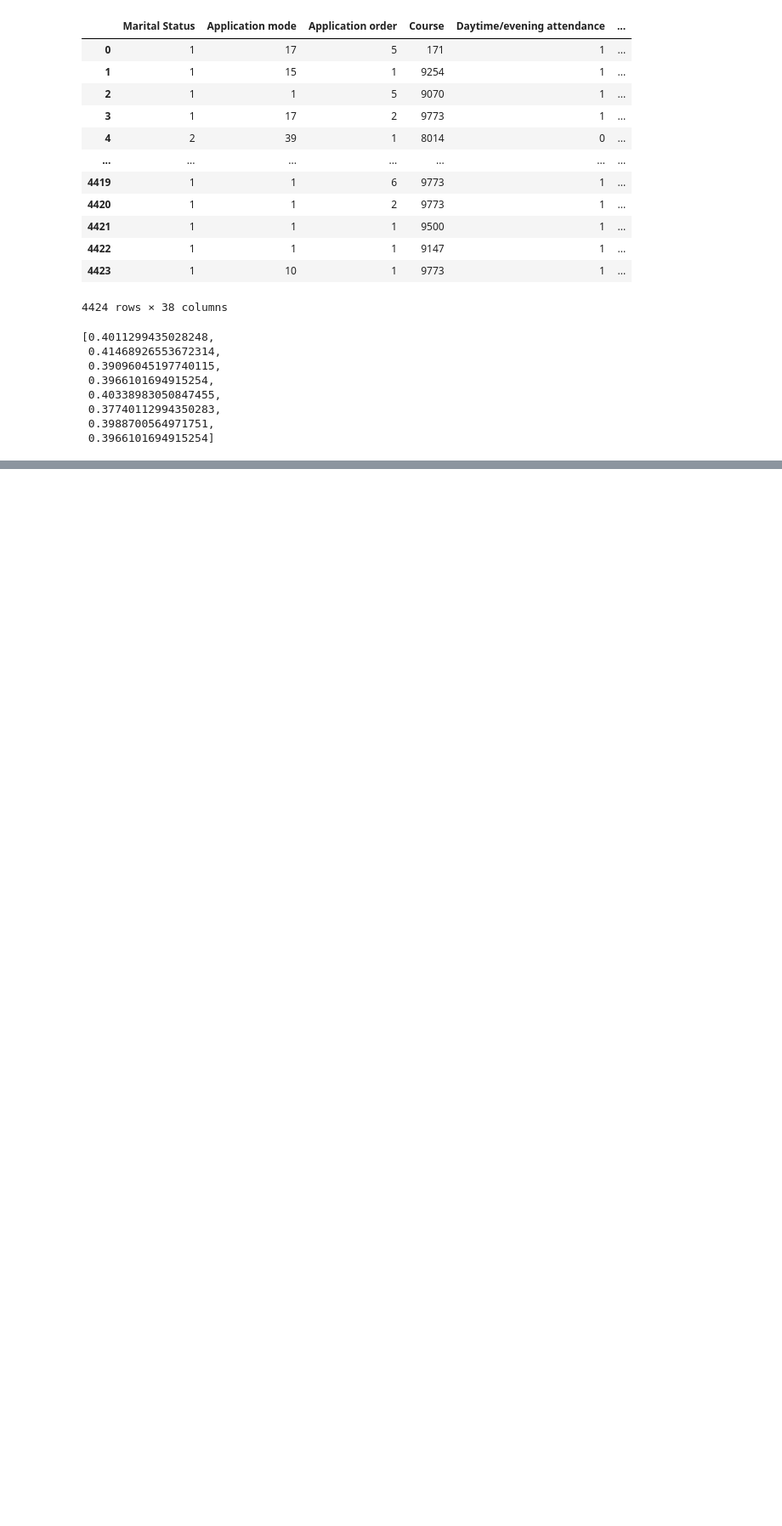
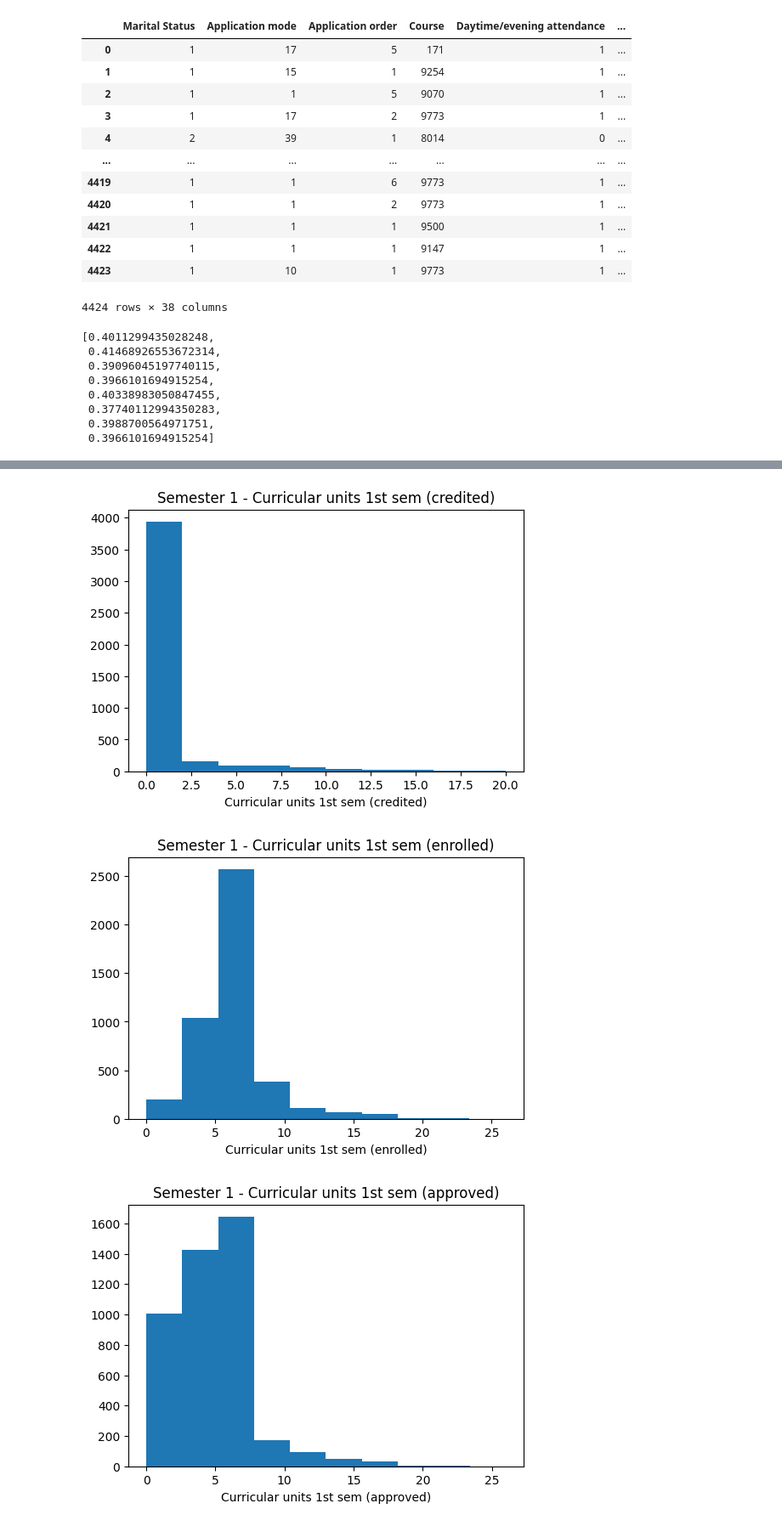
Before and after one commit to Tajerome/Academic-Success, a Jupyter notebook: Academic_Success.ipynb, the cells around one changed output, grey strips where cells are left out. Shown at 85% size. Cells and saved outputs as stored; diff of their text form; code cells hidden in the pictures; blank space fills up the shorter version.

```diff
--- a/Academic_Success.ipynb
+++ b/Academic_Success.ipynb
@@ -183,0 +205,17 @@ dataset['Target'] = dataset['Target'].map({'Dropout': 0, 'Enrolled': 1, 'Graduat
+# %%
+sem1_cols = [
+    'Curricular units 1st sem (credited)',
+    'Curricular units 1st sem (enrolled)',
+    'Curricular units 1st sem (approved)',
+    'Curricular units 1st sem (grade)'
+]
+for i in sem1_cols:
+    plt.figure(figsize=(6, 4))
+    plt.hist(dataset[i], bins=10)
+    plt.title(f"Semester 1 - {i}")
+    plt.xlabel(i)
+    plt.show()
+# %% [output]
+[figure, added]
+[figure, added]
+[figure, added]
```
Also changed, not shown: parts of 10 cells of this notebook.
